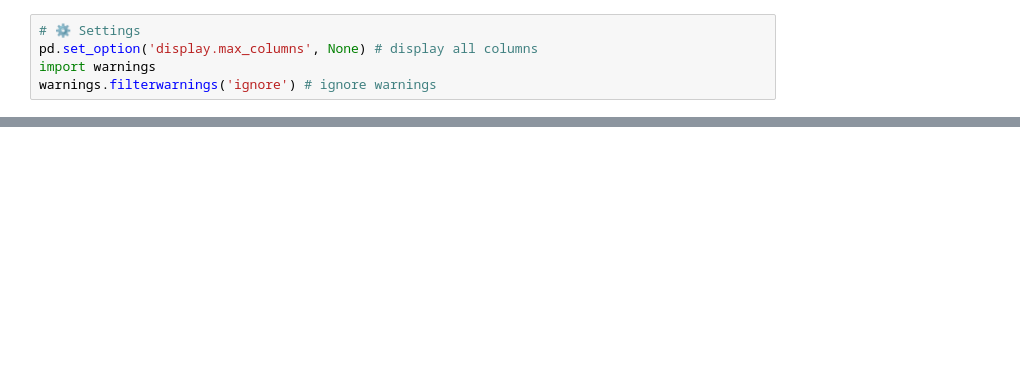
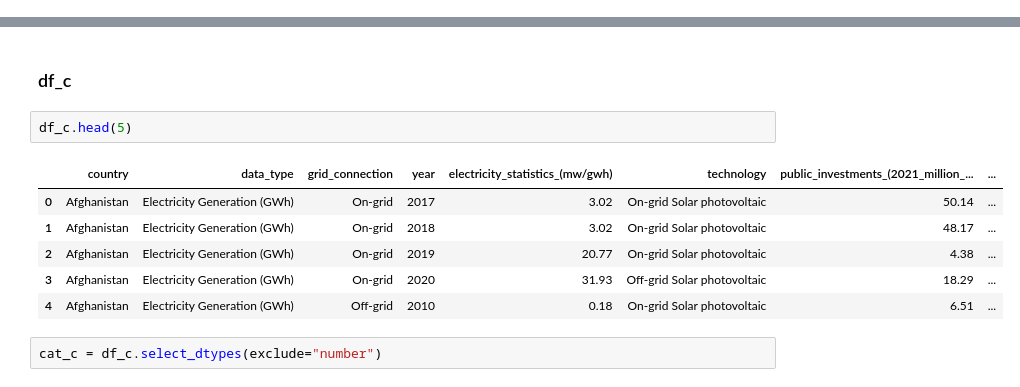
Before and after one commit to sipaz00/Renewable-Energy-Analysis-Solar-Energy, a Jupyter notebook: code.ipynb, the cells around one changed output, grey strips where cells are left out. Cells and saved outputs as stored; diff of their text form; blank space fills up the shorter version.

```diff
--- a/code.ipynb
+++ b/code.ipynb
@@ -10,5 +0,0 @@ import pycountry_convert as pc
-# %%
-# ⚙️ Settings
-pd.set_option('display.max_columns', None) # display all columns
-import warnings
-warnings.filterwarnings('ignore') # ignore warnings
@@ -115,0 +64,13 @@ df_c['continent'] = df_c['country'].apply(get_continent)
+# %% [markdown]
+### df_c
+# %%
+df_c.head(5)
+# %% [output]
+|  | country | data_type | grid_connection | year | electricity_statistics_(mw/gwh) | technology | public_investments_(2021_million_... | ... |
+| 0 | Afghanistan | Electricity Generation (GWh) | On-grid | 2017 | 3.02 | On-grid Solar photovoltaic | 50.14 | ... |
+| 1 | Afghanistan | Electricity Generation (GWh) | On-grid | 2018 | 3.02 | On-grid Solar photovoltaic | 48.17 | ... |
+| 2 | Afghanistan | Electricity Generation (GWh) | On-grid | 2019 | 20.77 | On-grid Solar photovoltaic | 4.38 | ... |
+| 3 | Afghanistan | Electricity Generation (GWh) | On-grid | 2020 | 31.93 | Off-grid Solar photovoltaic | 18.29 | ... |
+| 4 | Afghanistan | Electricity Generation (GWh) | Off-grid | 2010 | 0.18 | On-grid Solar photovoltaic | 6.51 | ... |
+# %%
+cat_c = df_c.select_dtypes(exclude="number")
```
Also changed, not shown: parts of 34 cells of this notebook, 9 other files.
